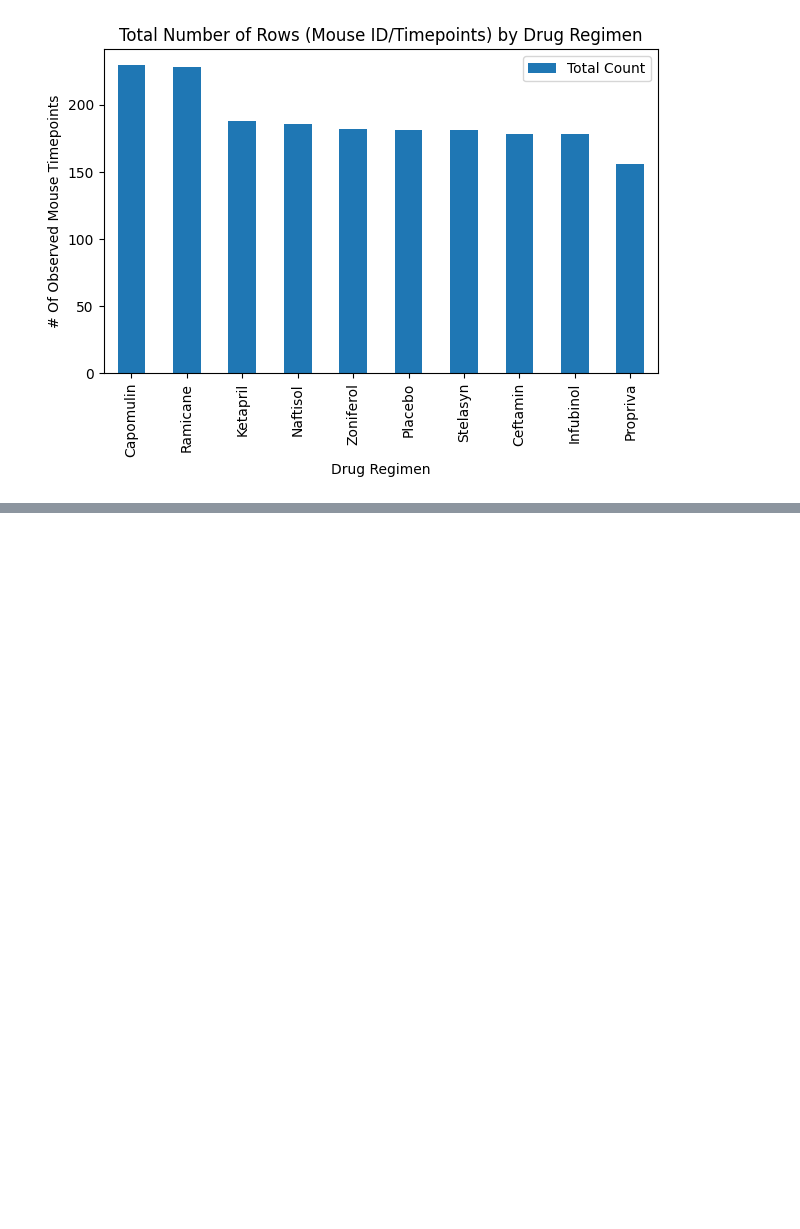
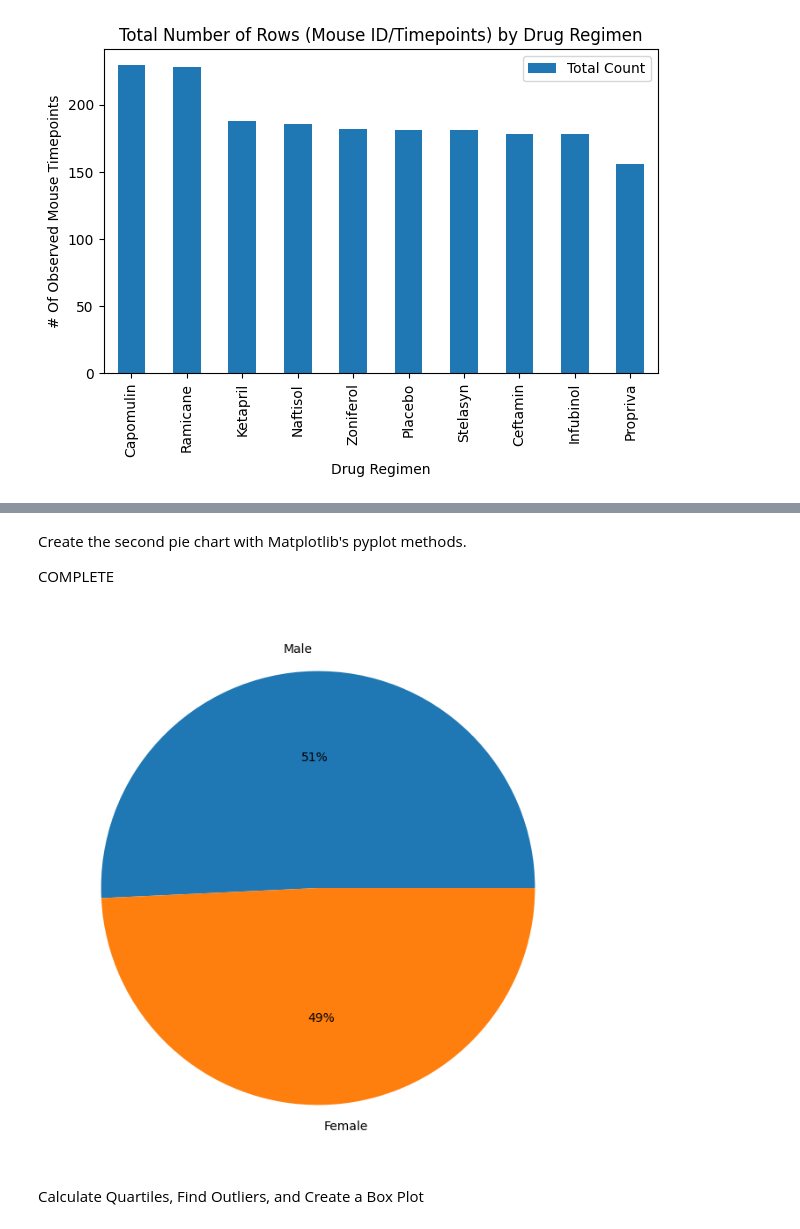
Before and after one commit to denisem77/MODULE-5-CHALLENGE, a Jupyter notebook: Side_trip_B.ipynb, the cells around one changed output, grey strips where cells are left out. Saved outputs shown, nothing was run; the diff lists cells and outputs as text; code cells hidden in the pictures; blank space fills up the shorter version.

```diff
--- a/Side_trip_B.ipynb
+++ b/Side_trip_B.ipynb
@@ -205,0 +217,17 @@ plt.show()
+# %% [markdown]
+Create the second pie chart with Matplotlib's pyplot methods.
+
+COMPLETE
+# %%
+gender_pie2 = Main_df['Sex'].value_counts()
+
+labels = gender_pie2.index
+sizes = gender_pie2.values
+
+plt.figure(figsize=(8, 8))
+plt.pie(sizes, labels=labels, autopct='%1.0f%%', startangle=360, colors=['tab:blue','tab:orange'])
+plt.show()
+# %% [output]
+[figure, added]
+# %% [markdown]
+Calculate Quartiles, Find Outliers, and Create a Box Plot
```
Also changed, not shown: parts of 17 cells of this notebook.
